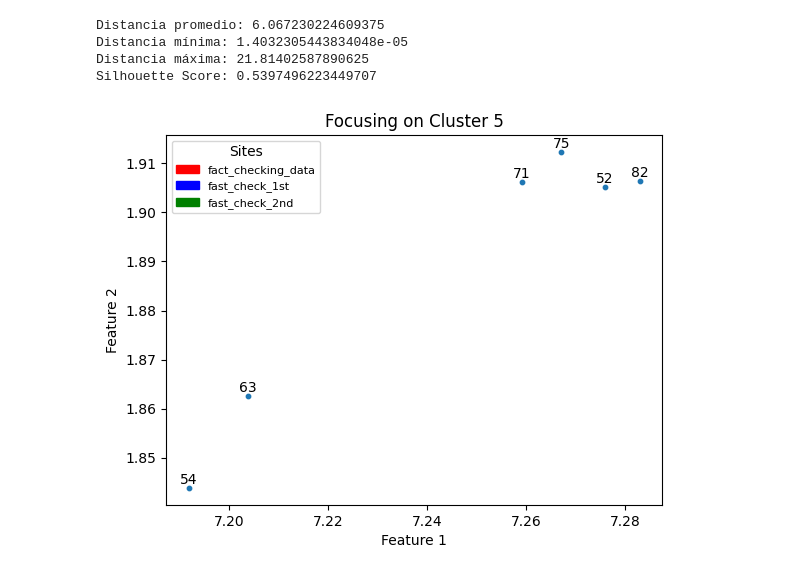
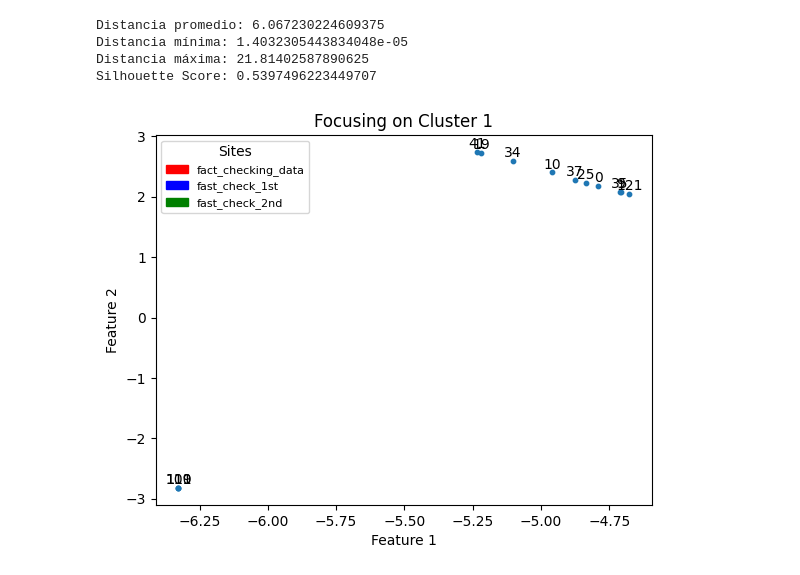
Before and after one commit to MolodyGs/Multimodal-News-Data-Collection, a Jupyter notebook: src/models/text_model/text_model.ipynb, the cells around one changed output. Saved outputs shown, nothing was run; the diff lists cells and outputs as text; code cells hidden in the pictures.

```diff
--- a/src/models/text_model/text_model.ipynb
+++ b/src/models/text_model/text_model.ipynb
@@ -265,30 +265,30 @@ Silhouette Score: 0.5397496223449707
 # %%
 
 colors = {'fact_checking_data': 'red', 'fast_check_1st': 'blue', 'fast_check_2nd': 'green'}
 
-cluster_to_print = 5
+cluster_to_print = 1
 facts_selected = []
 facts_labels = []
 # sites = []
 
 for index, fact in enumerate(embeddings_2d):
     if cluster_labels[index] == cluster_to_print:
         facts_selected.append(embeddings_2d[index].tolist())
         facts_labels.append(index)
         # sites.append(data["site"][index])
 
 # labels = [colors[site] for site in sites]
 plt.scatter([fact[0] for fact in facts_selected], [fact[1] for fact in facts_selected], s=10)
 
 for x, y, etiqueta in zip([fact[0] for fact in facts_selected], [fact[1] for fact in facts_selected], facts_labels):
     plt.annotate(etiqueta, (x, y), textcoords="offset points", xytext=(0, 3), ha='center')
 
 legend_labels = [mpatches.Patch(color=color, label=label) for label, color in colors.items()]
 plt.legend(handles=legend_labels, title="Sites", fontsize=8)
 
 plt.title(f'Focusing on Cluster {cluster_to_print}')
 plt.xlabel('Feature 1')
 plt.ylabel('Feature 2')
 plt.show()
 # %% [output]
-[figure, old version]
+[figure, new version]
```
